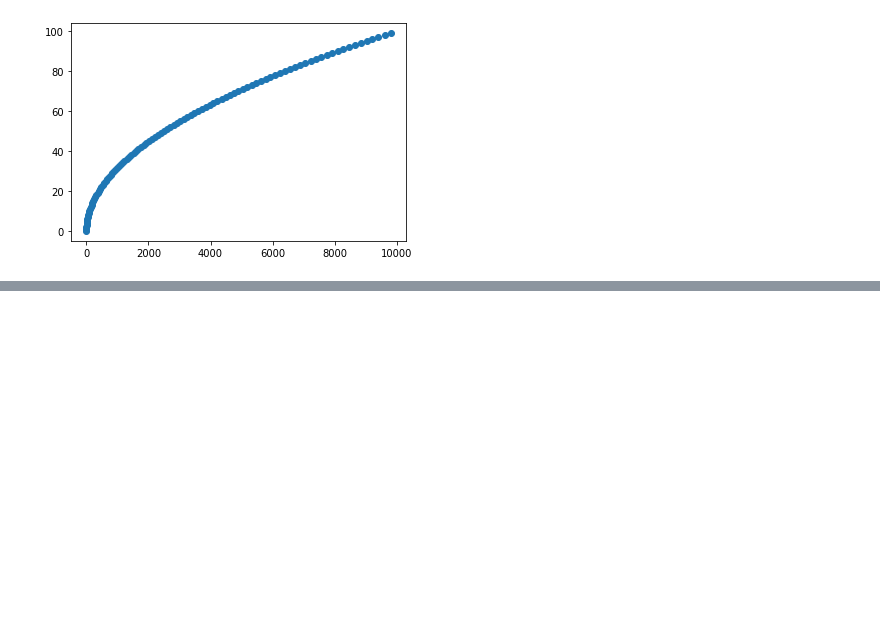
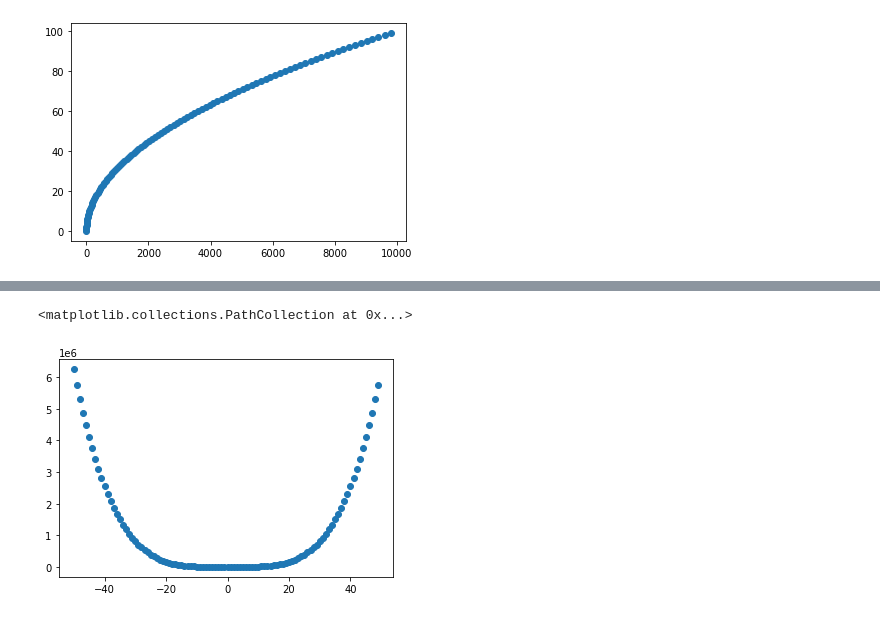
Before and after one commit to anujthapamagar/FEDS, a Jupyter notebook: datatypes.ipynb, the cells around one changed output, grey strips where cells are left out. Cells and saved outputs as stored; diff of their text form; code cells hidden in the pictures; blank space fills up the shorter version.

```diff
--- a/datatypes.ipynb
+++ b/datatypes.ipynb
@@ -159,0 +259,3 @@ plt.scatter(result, data1)
+# %%
+result3 = result2 * data_neg
+result3
@@ -159,0 +278,5 @@ plt.scatter(result, data1)
+# %%
+plt.scatter(data_neg, result3)
+# %% [output]
+<matplotlib.collections.PathCollection at 0x...>
+[figure, added]
```
Also changed, not shown: parts of 16 cells of this notebook.
